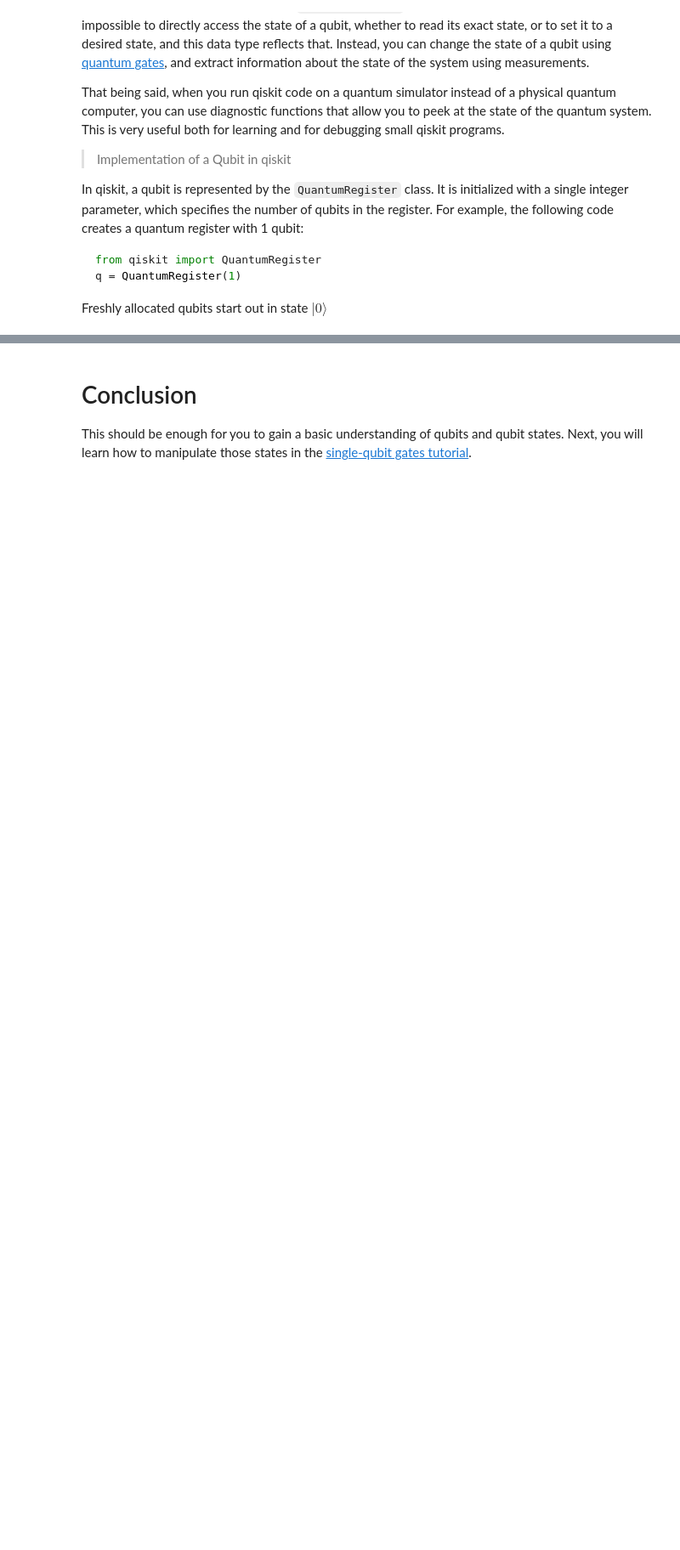
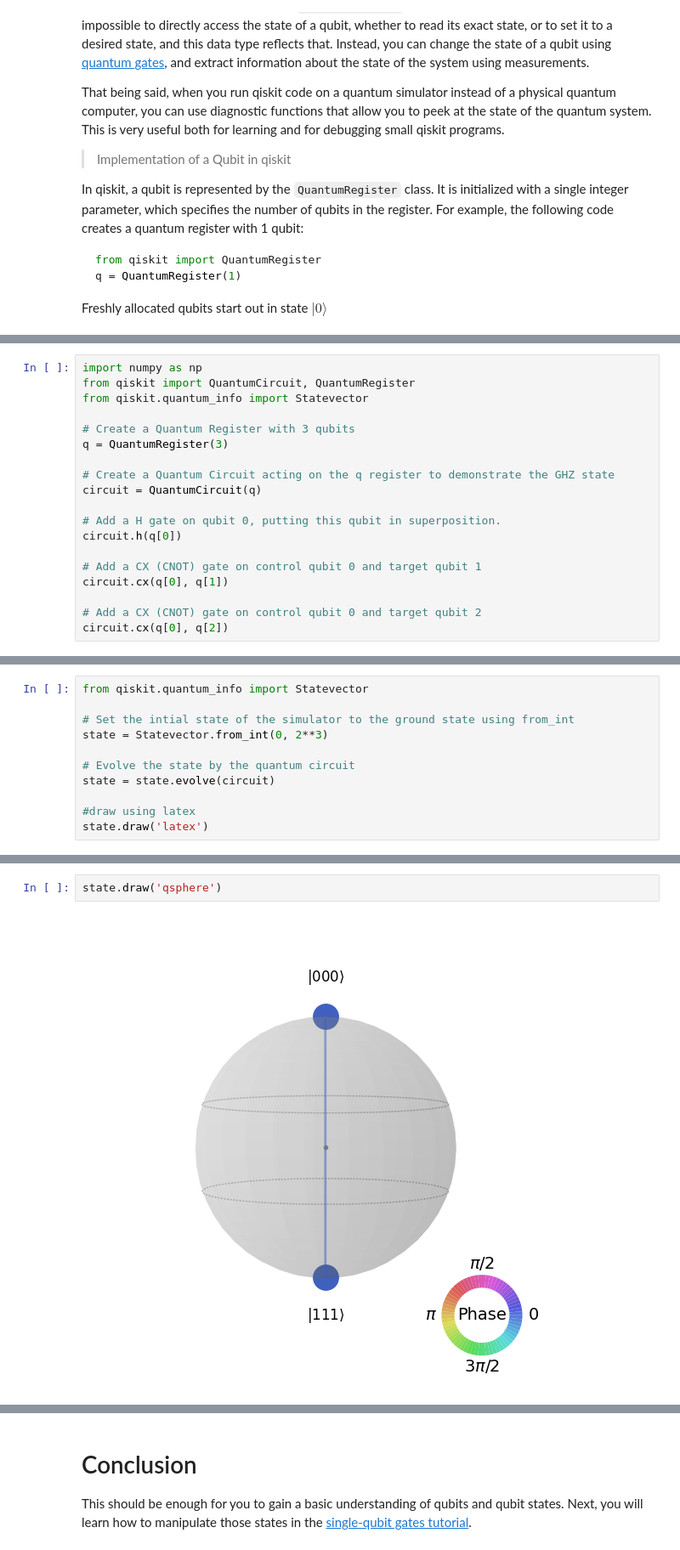
Before and after one commit to jeevesh2002/QuantumKatasQiskit, a Jupyter notebook: tutorials/Qubit/Qubit.ipynb, the cells around one changed output, grey strips where cells are left out. Shown at 85% size. Cells and saved outputs as stored; diff of their text form; blank space fills up the shorter version.

Commit message:
Add Demo for Examining Qubit States in Qiskit (#2)
Fixes #1

```diff
--- a/tutorials/Qubit/Qubit.ipynb
+++ b/tutorials/Qubit/Qubit.ipynb
@@ -136,0 +236,19 @@ Freshly allocated qubits start out in state $|0\rangle$
+# %%
+import numpy as np
+from qiskit import QuantumCircuit, QuantumRegister
+from qiskit.quantum_info import Statevector
+
+# Create a Quantum Register with 3 qubits
+q = QuantumRegister(3)
+
+# Create a Quantum Circuit acting on the q register to demonstrate the GHZ state
+circuit = QuantumCircuit(q)
+
+# Add a H gate on qubit 0, putting this qubit in superposition.
+circuit.h(q[0])
+
+# Add a CX (CNOT) gate on control qubit 0 and target qubit 1
+circuit.cx(q[0], q[1])
+
+# Add a CX (CNOT) gate on control qubit 0 and target qubit 2
+circuit.cx(q[0], q[2])
@@ -136,0 +257,11 @@ Freshly allocated qubits start out in state $|0\rangle$
+# %%
+from qiskit.quantum_info import Statevector
+
+# Set the intial state of the simulator to the ground state using from_int
+state = Statevector.from_int(0, 2**3)
+
+# Evolve the state by the quantum circuit
+state = state.evolve(circuit)
+
+#draw using latex
+state.draw('latex')
@@ -137,3 +281,7 @@ Freshly allocated qubits start out in state $|0\rangle$
+# %%
+state.draw('qsphere')
+# %% [output]
+[figure, added]
 # %% [markdown]
 # Relative and Global Phase
 
```
Also changed, not shown: parts of 7 cells of this notebook.
